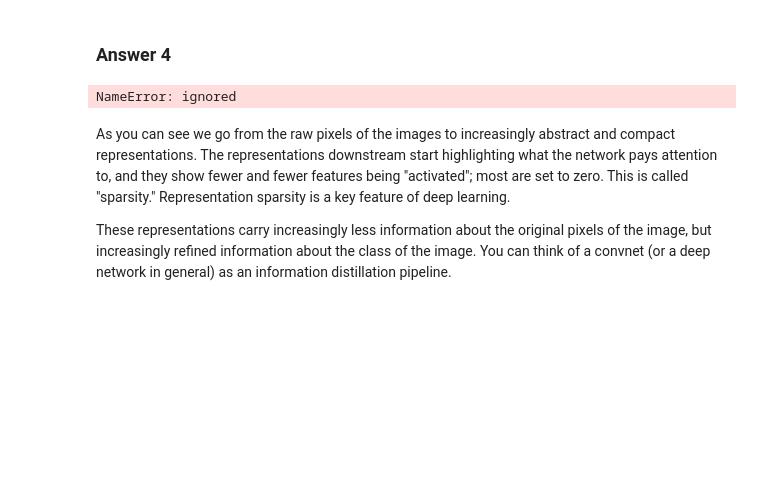
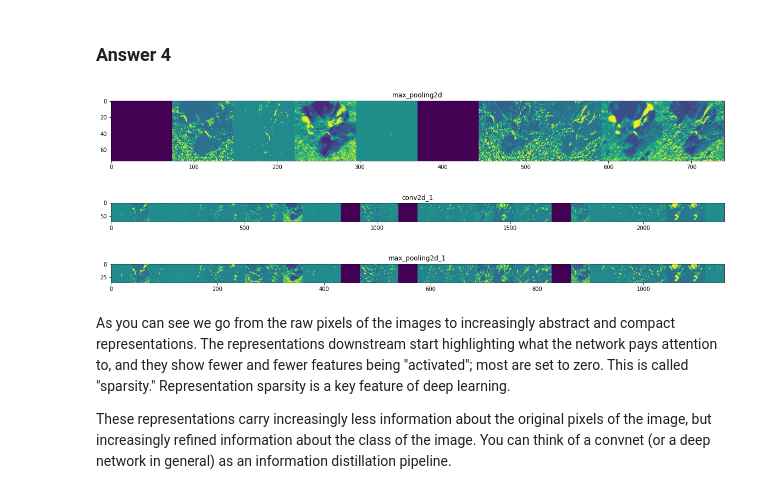
Before and after one commit to leahuangyanez1/FutureMakers2022, a Jupyter notebook: Day_12_Image_Classification_LHY.ipynb, the cells around one changed output. Saved outputs shown, nothing was run; the diff lists cells and outputs as text; code cells hidden in the pictures; blank space fills up the shorter version.

```diff
--- a/Day_12_Image_Classification_LHY.ipynb
+++ b/Day_12_Image_Classification_LHY.ipynb
@@ -357,13 +348,52 @@ To get a feel for what kind of features our convnet has learned, one fun thing t
 Let's pick a random cat or dog image from the training set, and then generate a figure where each row is the output of a layer, and each image in the row is a specific filter in that output feature map.
 # %% [markdown]
 ### Answer 4
-# %%
-"""Enter Answer 4 code here"""
-layer_names = [layer.name for layer in model.layers[1:]]
-
-successive_feature_maps = visualization_model.predict(x)
-# %% [output]
-NameError: ignored
+# %%
+import numpy as np
+import random
+from tensorflow.keras.preprocessing.image import img_to_array, load_img
+# define a new Model that takes an image as input, and outputs intermediate representations for all layers in the training model after the first layer.
+successive_outputs = [layer.output for layer in model.layers[1:]]
+visualization_model = tf.keras.models.Model(inputs=model.input, outputs=successive_outputs)
+# Prepare a random input image of a cat or dog from the training set.
+cat_img_files = [os.path.join(train_cats_dir, f) for f in train_cat_fnames]
+dog_img_files = [os.path.join(train_dogs_dir, f) for f in train_dog_fnames]
+img_path = random.choice(cat_img_files + dog_img_files)
+img = load_img(img_path, target_size=(150, 150))
+x = img_to_array(img)  # Numpy array with shape (150, 150, 3)
+x = x.reshape((1,) + x.shape)  # Numpy array with shape (1, 150, 150, 3)
+# Normalization
+x /= 255
+# Run our image through our network to obtain all intermediate representations for this image.
+successive_feature_maps = visualization_model.predict(x)
+layer_names = [layer.name for layer in model.layers[1:]]
+# Display our representations
+for layer_name, feature_map in zip(layer_names, successive_feature_maps):
+    if len(feature_map.shape) == 4:
+        # why do we have the above if statement?
+        n_features = feature_map.shape[-1]  # number of features in feature map
+        size = feature_map.shape[1]  # what is the size here?
+        display_grid = np.zeros((size, size * n_features))
+        for i in range(n_features):
+            # Postprocess the feature to make it visually palatable
+            x = feature_map[0, :, :, i]
+            x -= x.mean()
+            x /= x.std()
+            x *= 64
+            x += 128
+            x = np.clip(x, 0, 255).astype('uint8')
+            # We’ll tile each filter into this big horizontal grid
+            display_grid[:, i * size : (i + 1) * size] = x
+        # Display the grid
+        scale = 20. / n_features
+        plt.figure(figsize=(scale * n_features, scale))
+        plt.title(layer_name)
+        plt.grid(False)
+        plt.imshow(display_grid, aspect='auto', cmap='viridis')
+# %% [output]
+[figure, added]
+[figure, added]
+[figure, added]
 # %% [markdown]
 As you can see we go from the raw pixels of the images to increasingly abstract and compact representations. The representations downstream start highlighting what the network pays attention to, and they show fewer and fewer features being "activated"; most are set to zero. This is called "sparsity." Representation sparsity is a key feature of deep learning.
 
```
Also changed, not shown: parts of 6 cells of this notebook.
